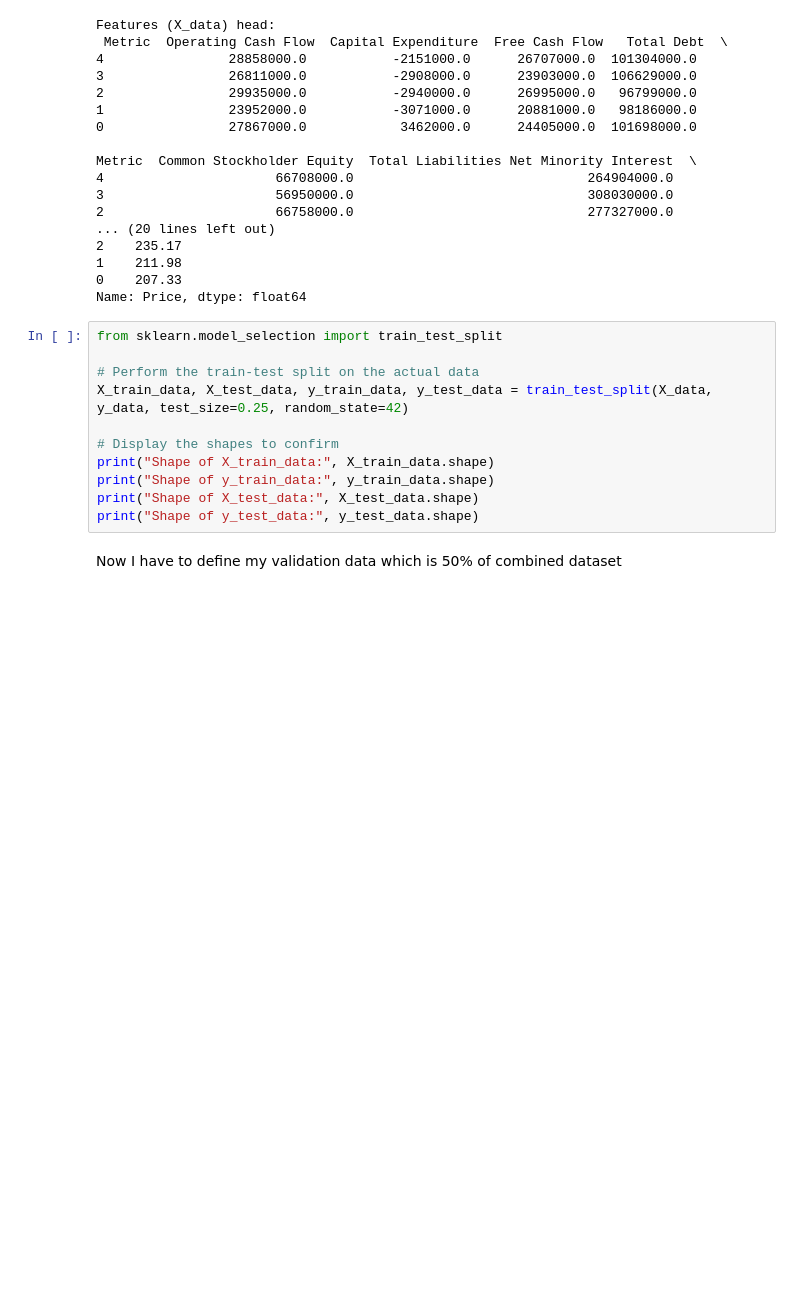
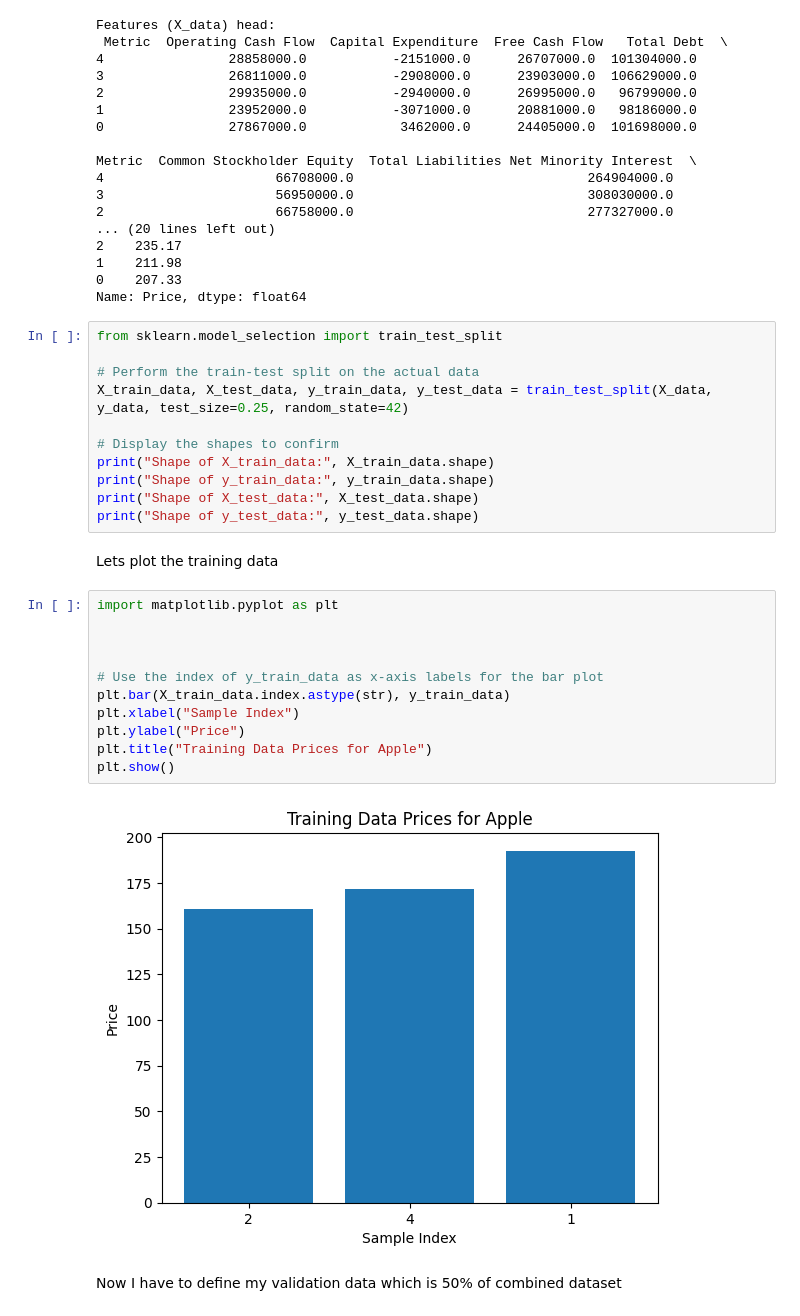
Before and after one commit to csce585-mlsystems/CSCE585ProjectROI, a Jupyter notebook: Model_Training_Apple_Data.ipynb, the cells around one changed output. Saved outputs shown, nothing was run; the diff lists cells and outputs as text; blank space fills up the shorter version.

Commit message:
Added plot values Slightly concerned it looks identical to google data

```diff
--- a/Model_Training_Apple_Data.ipynb
+++ b/Model_Training_Apple_Data.ipynb
@@ -178,6 +178,21 @@ print("Shape of X_train_data:", X_train_data.shape)
 print("Shape of y_train_data:", y_train_data.shape)
 print("Shape of X_test_data:", X_test_data.shape)
 print("Shape of y_test_data:", y_test_data.shape)
+# %% [markdown]
+Lets plot the training data
+# %%
+import matplotlib.pyplot as plt
+
+
+
+# Use the index of y_train_data as x-axis labels for the bar plot
+plt.bar(X_train_data.index.astype(str), y_train_data)
+plt.xlabel("Sample Index")
+plt.ylabel("Price")
+plt.title("Training Data Prices for Apple")
+plt.show()
+# %% [output]
+[figure, added]
 # %% [markdown]
 Now I have to define my validation data which is 50% of combined dataset
 # %%
```
Also changed, not shown: parts of 9 cells of this notebook.
